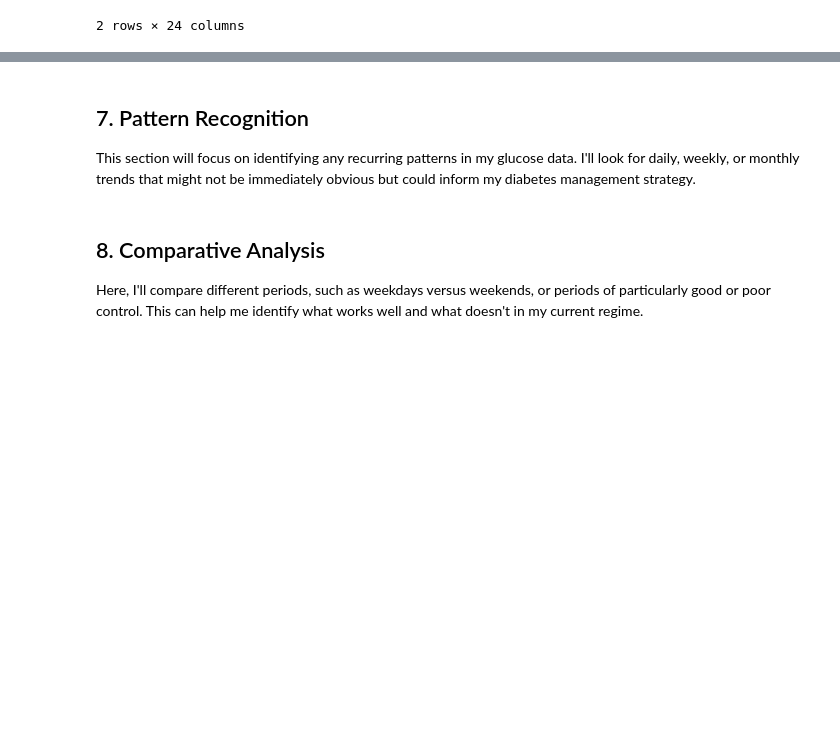
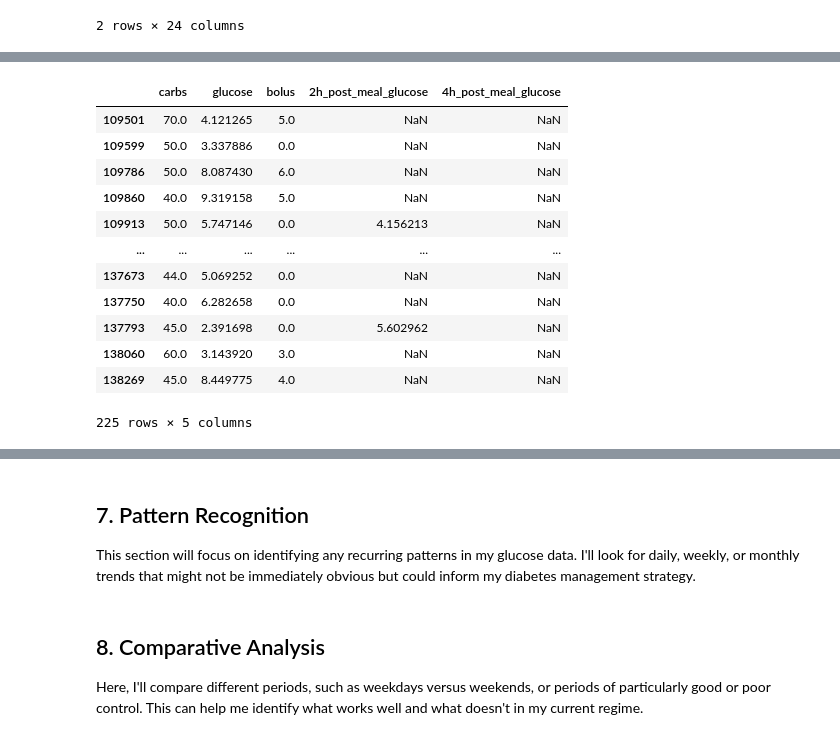
Before and after one commit to Warren8824/simple-glucose-analysis, a Jupyter notebook: glucose_analysis.ipynb, the cells around one changed output, grey strips where cells are left out. Saved outputs shown, nothing was run; the diff lists cells and outputs as text; code cells hidden in the pictures; blank space fills up the shorter version.

```diff
--- a/glucose_analysis.ipynb
+++ b/glucose_analysis.ipynb
@@ -1021,0 +1024,22 @@ recent_df
+# %%
+def analyze_post_meal(data, meal_size):
+    # Filter meals by carb size
+    meals = data[data['carbs'] >= meal_size].copy()
+
+    # Check if enough data points are available for 2h and 4h post-meal calculations
+    if len(meals) > 48:  # Make sure there are at least 48 records (4 hours at 5 min intervals)
+        meals['2h_post_meal_glucose'] = meals.groupby('hour')['glucose'].transform(lambda x: x.shift(-24).mean())
+        meals['4h_post_meal_glucose'] = meals.groupby('hour')['glucose'].transform(lambda x: x.shift(-48).mean())
+    else:
+        meals['2h_post_meal_glucose'] = float('nan')
+        meals['4h_post_meal_glucose'] = float('nan')
+
+    return meals[['carbs', 'glucose', 'bolus', '2h_post_meal_glucose', '4h_post_meal_glucose']]
+
+# Analyze meals
+small_meals = analyze_post_meal(recent_df, 20).dropna()
+large_meals = analyze_post_meal(recent_df, 40)
+
+# Display the result
+small_meals.info()
+large_meals.info()
@@ -1021,0 +1064,16 @@ recent_df
+# %%
+large_meals
+# %% [output]
+|  | carbs | glucose | bolus | 2h_post_meal_glucose | 4h_post_meal_glucose |
+| 109501 | 70.0 | 4.121265 | 5.0 | NaN | NaN |
+| 109599 | 50.0 | 3.337886 | 0.0 | NaN | NaN |
+| 109786 | 50.0 | 8.087430 | 6.0 | NaN | NaN |
+| 109860 | 40.0 | 9.319158 | 5.0 | NaN | NaN |
+| 109913 | 50.0 | 5.747146 | 0.0 | 4.156213 | NaN |
+| ... | ... | ... | ... | ... | ... |
+| 137673 | 44.0 | 5.069252 | 0.0 | NaN | NaN |
+| 137750 | 40.0 | 6.282658 | 0.0 | NaN | NaN |
+| 137793 | 45.0 | 2.391698 | 0.0 | 5.602962 | NaN |
+| 138060 | 60.0 | 3.143920 | 3.0 | NaN | NaN |
+| 138269 | 45.0 | 8.449775 | 4.0 | NaN | NaN |
+225 rows × 5 columns
```
Also changed, not shown: parts of 57 cells of this notebook.
